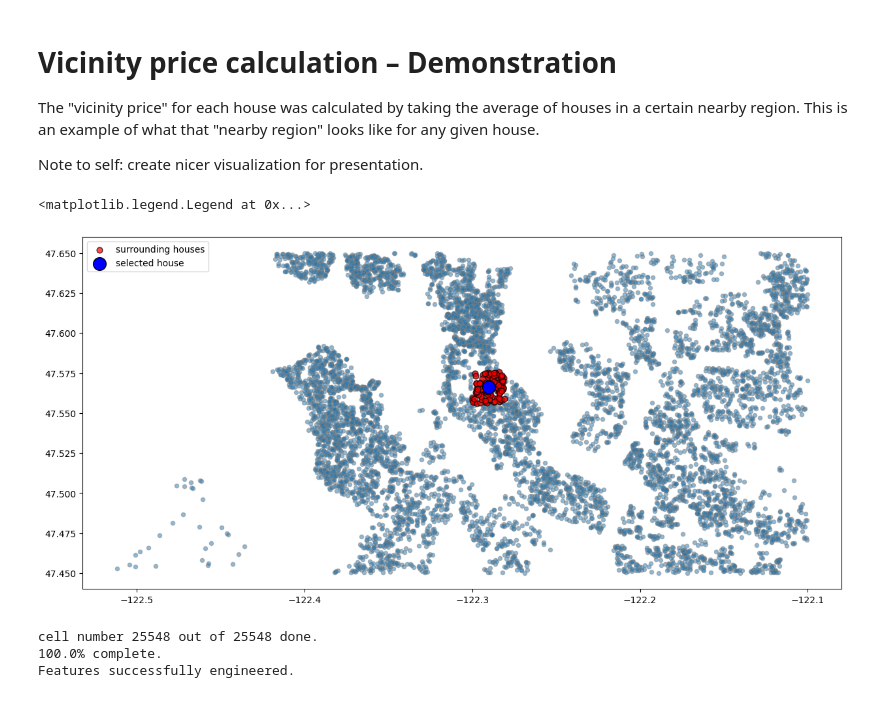
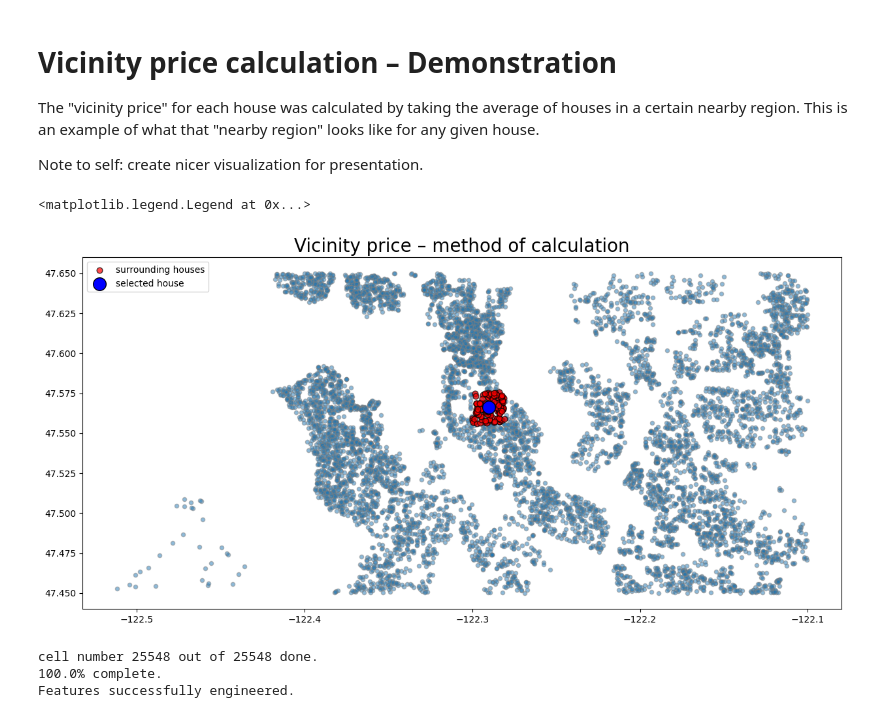
Before and after one commit to Jellohub/phase2_project, a Jupyter notebook: Notebook.ipynb, the cells around one changed output. Cells and saved outputs as stored; diff of their text form; code cells hidden in the pictures.

```diff
--- a/Notebook.ipynb
+++ b/Notebook.ipynb
@@ -379,36 +379,38 @@ The "vicinity price" for each house was calculated by taking the average of hous
 Note to self: create nicer visualization for presentation.
 # %%
 fig, ax = plt.subplots(figsize=(15,7))
+
+ax.set_title("Vicinity price – method of calculation", size=20)
 
 lat_square, long_square, i = 0.01, 0.01, 3
 lat, long = houses.iloc[i].lat, houses.iloc[i].long
 area = houses[(houses.lat < lat+lat_square) &
               (houses.lat > lat-lat_square) &
               (houses.long < long+long_square) &
               (houses.long > long-long_square) &
               (houses.long != long) &
               (houses.lat != lat)]
 
 zoom = houses[(houses.lat < 47.65) &
               (houses.lat > 47.45) &
               (houses.long < -122.1) &
               (houses.long > -122.53) &
               (houses.long != long) &
               (houses.lat != lat)]
 
 ax.scatter(zoom.long, zoom.lat, s=20, alpha=0.5, edgecolor='gray')
 ax.scatter(area.long, area.lat, s=40, color='red', alpha=0.7, edgecolor='black', label='surrounding houses')
 ax.scatter(houses.iloc[i].long, houses.iloc[i].lat, s=200, color='blue', edgecolor='black', label='selected house')
 
 ax.legend()
 
 # plt.axvline(x=long+long_square)
 # plt.axvline(x=long-long_square)
 # plt.axhline(y=lat+lat_square)
 # plt.axhline(y=lat-lat_square)
 # %% [output]
 <matplotlib.legend.Legend at 0x...>
-[figure, old version]
+[figure, new version]
 # %%
 # Calculates the densities variable.
 # This is a measure of how crowded the area around each house is.
```
Also changed, not shown: parts of 3 cells of this notebook, 9 other files.
